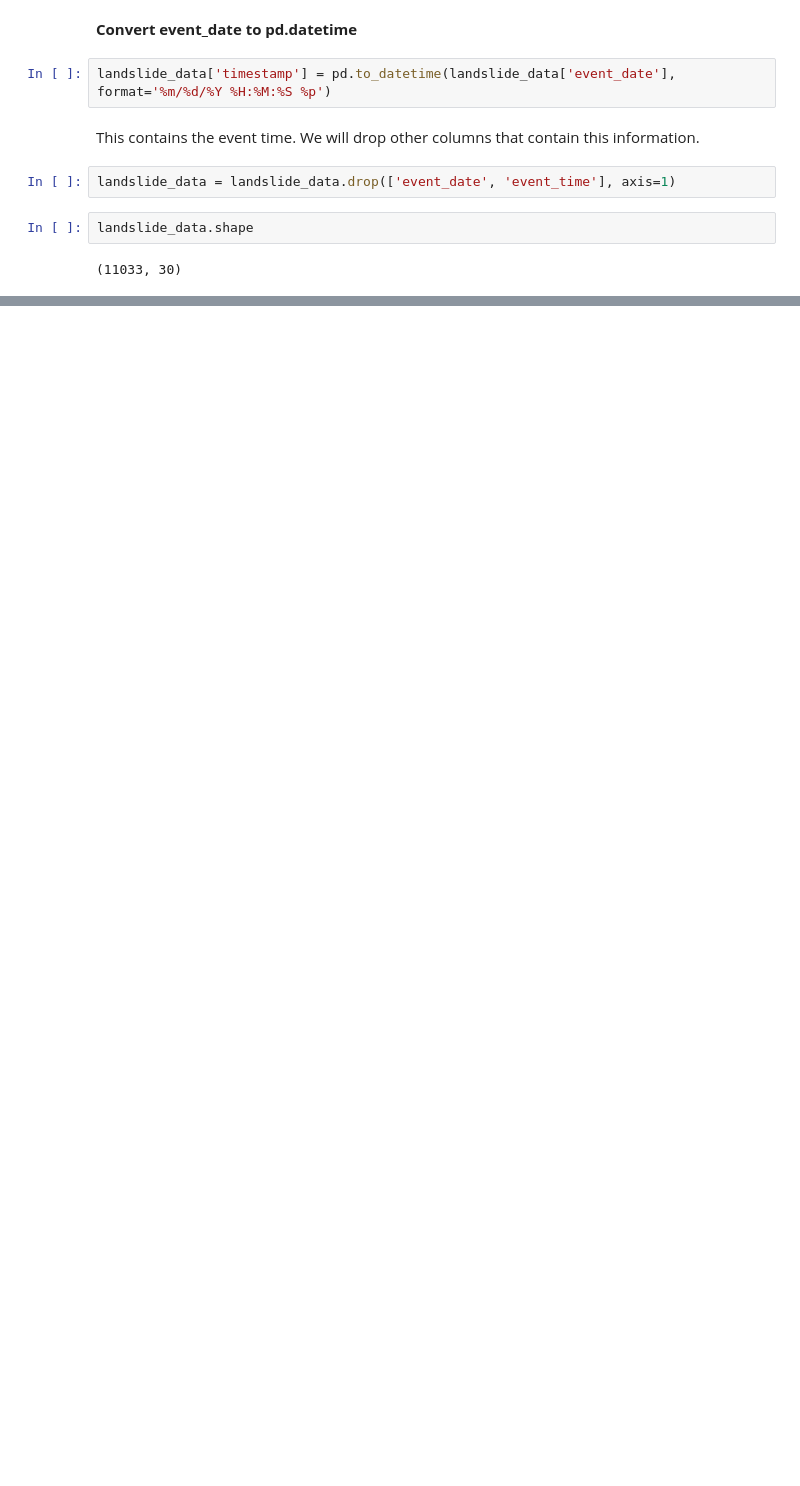
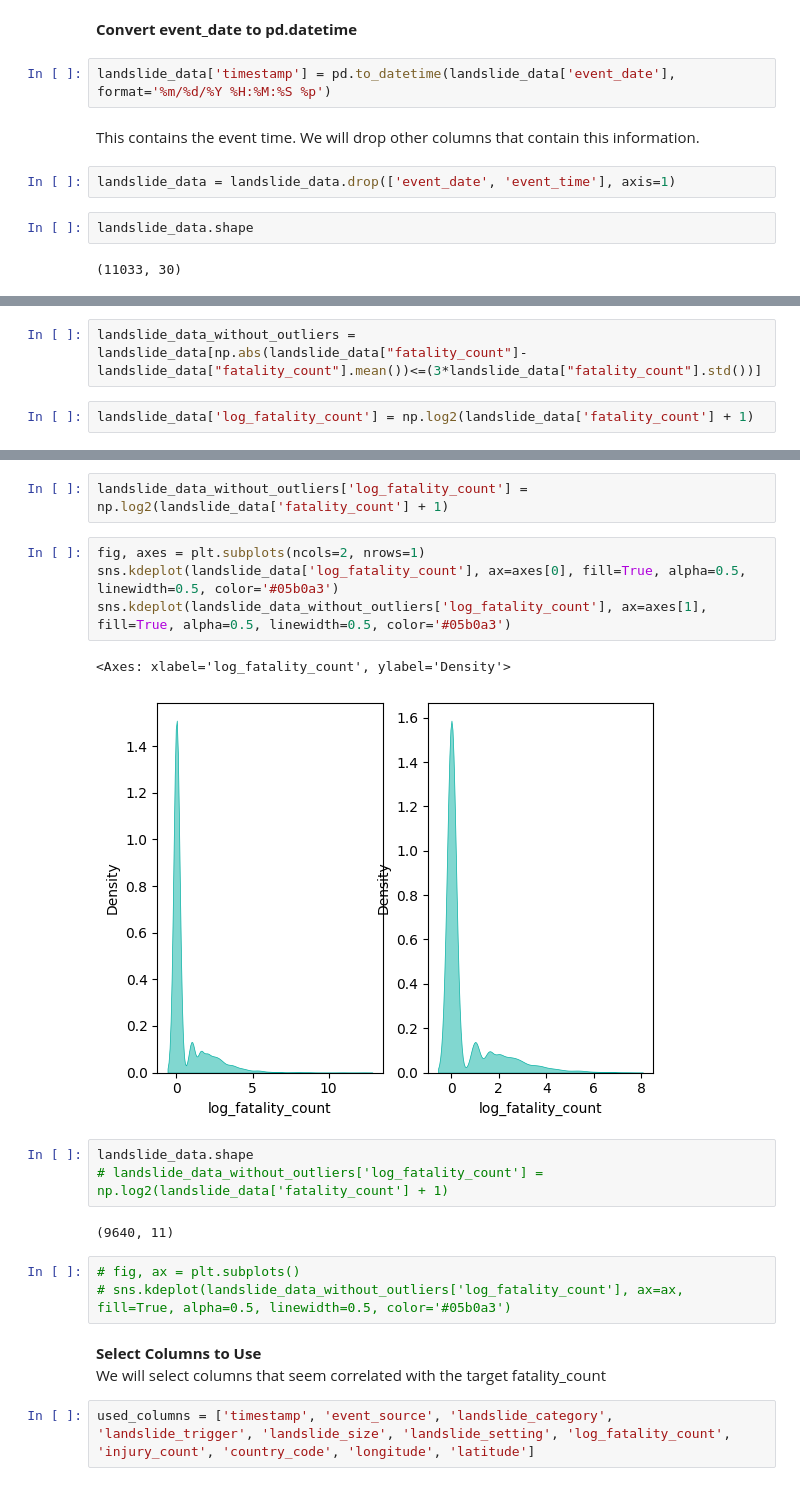
Before and after one commit to yuki172/global-landslide, a Jupyter notebook: main.ipynb, the cells around one changed output, grey strips where cells are left out. Saved outputs shown, nothing was run; the diff lists cells and outputs as text; blank space fills up the shorter version.

```diff
--- a/main.ipynb
+++ b/main.ipynb
@@ -46,0 +164,4 @@ landslide_data.shape
+# %%
+landslide_data_without_outliers = landslide_data[np.abs(landslide_data["fatality_count"]-landslide_data["fatality_count"].mean())<=(3*landslide_data["fatality_count"].std())]
+# %%
+landslide_data['log_fatality_count'] = np.log2(landslide_data['fatality_count'] + 1)
@@ -46,0 +175,22 @@ landslide_data.shape
+# %%
+landslide_data_without_outliers['log_fatality_count'] = np.log2(landslide_data['fatality_count'] + 1)
+# %%
+fig, axes = plt.subplots(ncols=2, nrows=1)
+sns.kdeplot(landslide_data['log_fatality_count'], ax=axes[0], fill=True, alpha=0.5, linewidth=0.5, color='#05b0a3')
+sns.kdeplot(landslide_data_without_outliers['log_fatality_count'], ax=axes[1], fill=True, alpha=0.5, linewidth=0.5, color='#05b0a3')
+# %% [output]
+<Axes: xlabel='log_fatality_count', ylabel='Density'>
+[figure, added]
+# %%
+landslide_data.shape
+# landslide_data_without_outliers['log_fatality_count'] = np.log2(landslide_data['fatality_count'] + 1)
+# %% [output]
+(9640, 11)
+# %%
+# fig, ax = plt.subplots()
+# sns.kdeplot(landslide_data_without_outliers['log_fatality_count'], ax=ax, fill=True, alpha=0.5, linewidth=0.5, color='#05b0a3')
+# %% [markdown]
+<div style="font-size: 15px"><b>Select Columns to Use</b></div>
+We will select columns that seem correlated with the target fatality_count
+# %%
+used_columns = ['timestamp', 'event_source', 'landslide_category', 'landslide_trigger', 'landslide_size', 'landslide_setting', 'log_fatality_count', 'injury_count', 'country_code', 'longitude', 'latitude']
```
Also changed, not shown: parts of 41 cells of this notebook, 1 other file.
